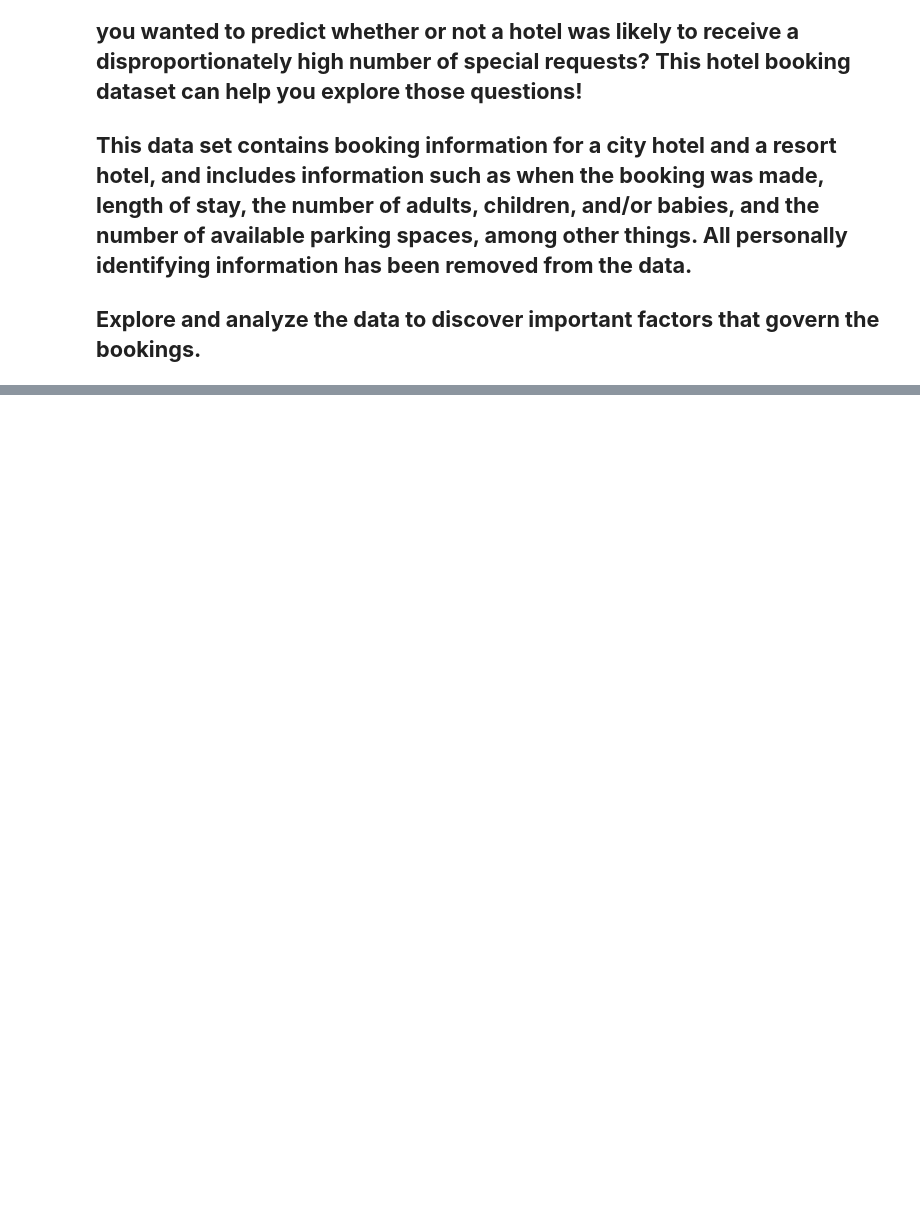
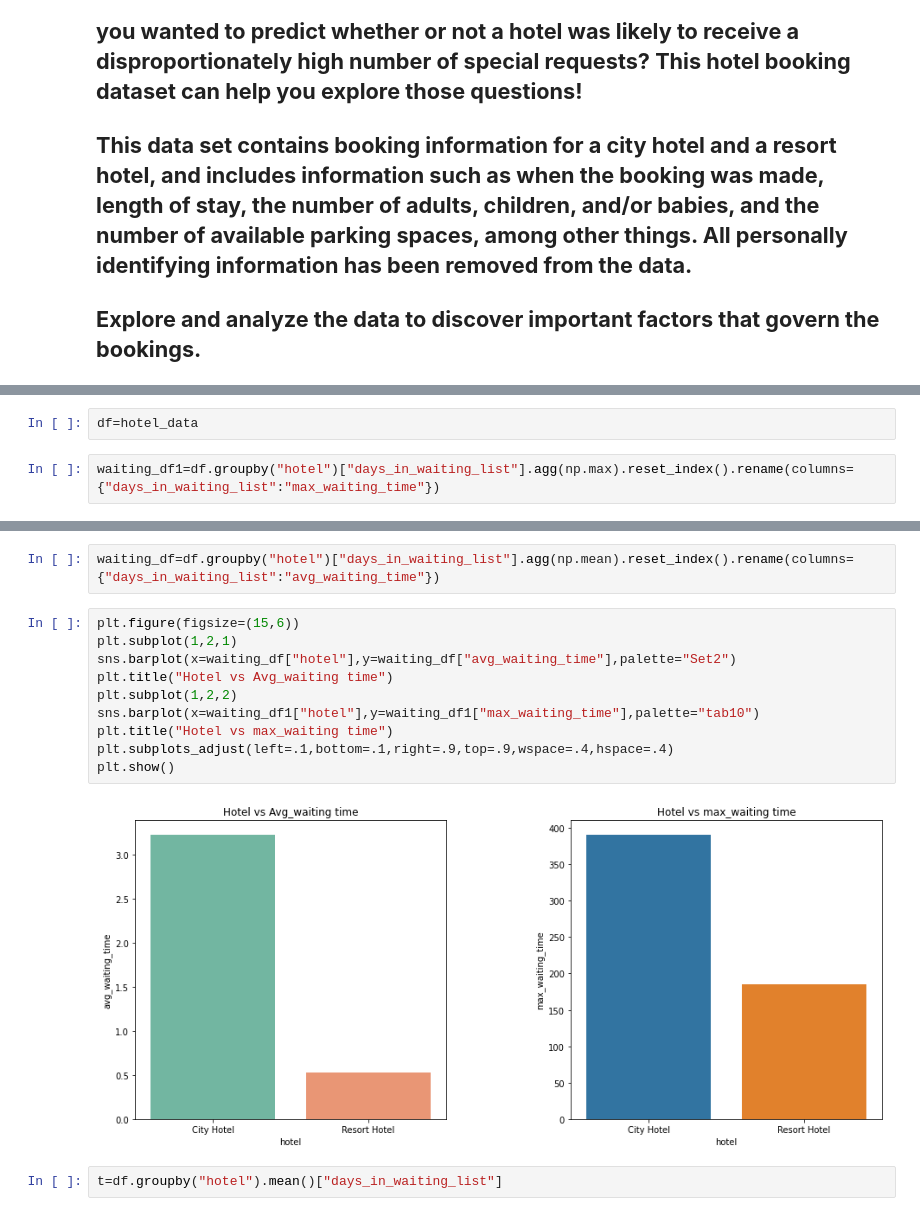
Before and after one commit to AASIFMALIK5101/Hotel-booking-capstone, a Jupyter notebook: Copy_of_Hotel_Booking_Analysis_Capstone_Project.ipynb, the cells around one changed output, grey strips where cells are left out. Saved outputs shown, nothing was run; the diff lists cells and outputs as text; blank space fills up the shorter version.

```diff
--- a/Copy_of_Hotel_Booking_Analysis_Capstone_Project.ipynb
+++ b/Copy_of_Hotel_Booking_Analysis_Capstone_Project.ipynb
@@ -11,0 +274,4 @@ import pandas as pd
+# %%
+df=hotel_data
+# %%
+waiting_df1=df.groupby("hotel")["days_in_waiting_list"].agg(np.max).reset_index().rename(columns={"days_in_waiting_list":"max_waiting_time"})
@@ -11,0 +284,16 @@ import pandas as pd
+# %%
+waiting_df=df.groupby("hotel")["days_in_waiting_list"].agg(np.mean).reset_index().rename(columns={"days_in_waiting_list":"avg_waiting_time"})
+# %%
+plt.figure(figsize=(15,6))
+plt.subplot(1,2,1)
+sns.barplot(x=waiting_df["hotel"],y=waiting_df["avg_waiting_time"],palette="Set2")
+plt.title("Hotel vs Avg_waiting time")
+plt.subplot(1,2,2)
+sns.barplot(x=waiting_df1["hotel"],y=waiting_df1["max_waiting_time"],palette="tab10")
+plt.title("Hotel vs max_waiting time")
+plt.subplots_adjust(left=.1,bottom=.1,right=.9,top=.9,wspace=.4,hspace=.4)
+plt.show()
+# %% [output]
+[figure, added]
+# %%
+t=df.groupby("hotel").mean()["days_in_waiting_list"]
```
Also changed, not shown: parts of 60 cells of this notebook.
